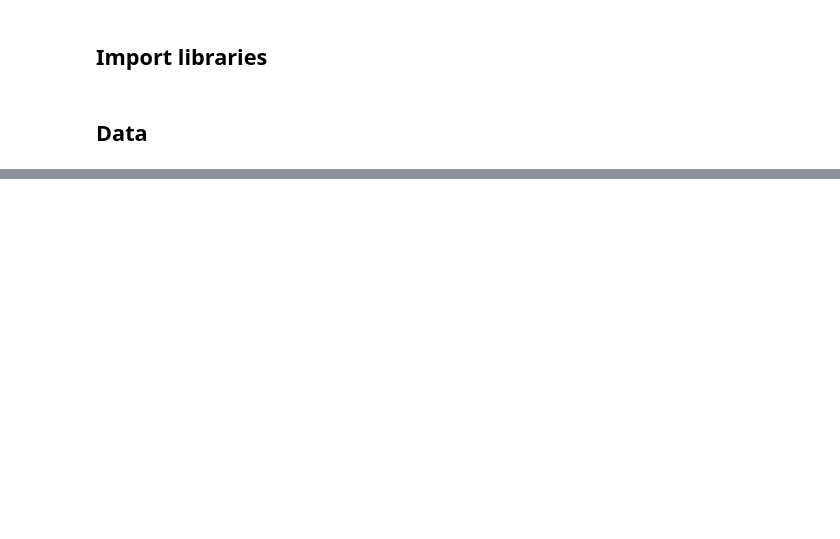
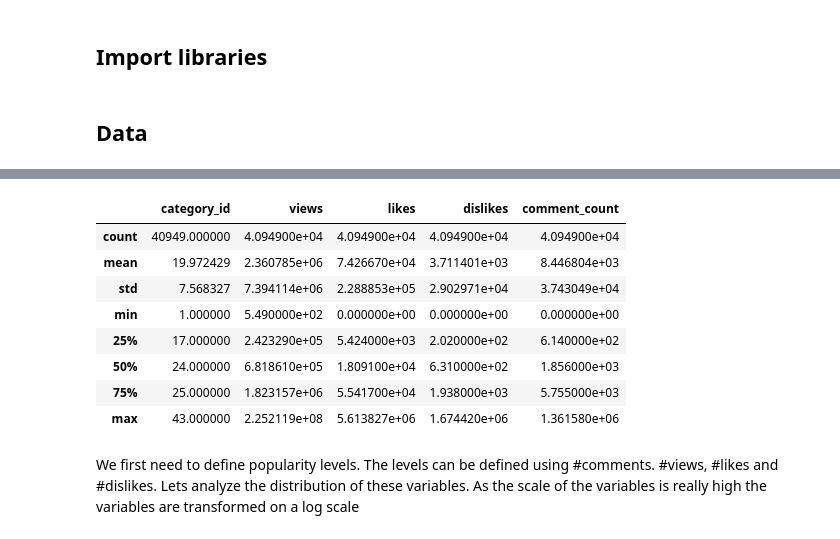
Before and after one commit to Tann10/YouTube, a Jupyter notebook: data-mining/EDA.ipynb, the cells around one changed output, grey strips where cells are left out. Cells and saved outputs as stored; diff of their text form; code cells hidden in the pictures; blank space fills up the shorter version.

```diff
--- a/data-mining/EDA.ipynb
+++ b/data-mining/EDA.ipynb
@@ -30,0 +54,17 @@ unprocessed_df.head(2)
+# %%
+#df statistics
+unprocessed_df.describe()
+# %% [output]
+|  | category_id | views | likes | dislikes | comment_count |
+| count | 40949.000000 | 4.094900e+04 | 4.094900e+04 | 4.094900e+04 | 4.094900e+04 |
+| mean | 19.972429 | 2.360785e+06 | 7.426670e+04 | 3.711401e+03 | 8.446804e+03 |
+| std | 7.568327 | 7.394114e+06 | 2.288853e+05 | 2.902971e+04 | 3.743049e+04 |
+| min | 1.000000 | 5.490000e+02 | 0.000000e+00 | 0.000000e+00 | 0.000000e+00 |
+| 25% | 17.000000 | 2.423290e+05 | 5.424000e+03 | 2.020000e+02 | 6.140000e+02 |
+| 50% | 24.000000 | 6.818610e+05 | 1.809100e+04 | 6.310000e+02 | 1.856000e+03 |
+| 75% | 25.000000 | 1.823157e+06 | 5.541700e+04 | 1.938000e+03 | 5.755000e+03 |
+| max | 43.000000 | 2.252119e+08 | 5.613827e+06 | 1.674420e+06 | 1.361580e+06 |
+# %% [markdown]
+We first need to define popularity levels. The levels can be defined using #comments. #views, #likes and #dislikes.
+Lets analyze the distribution of these variables. As the scale of the variables is really high the variables are transformed
+on a log scale
```
Also changed, not shown: parts of 4 cells of this notebook.
